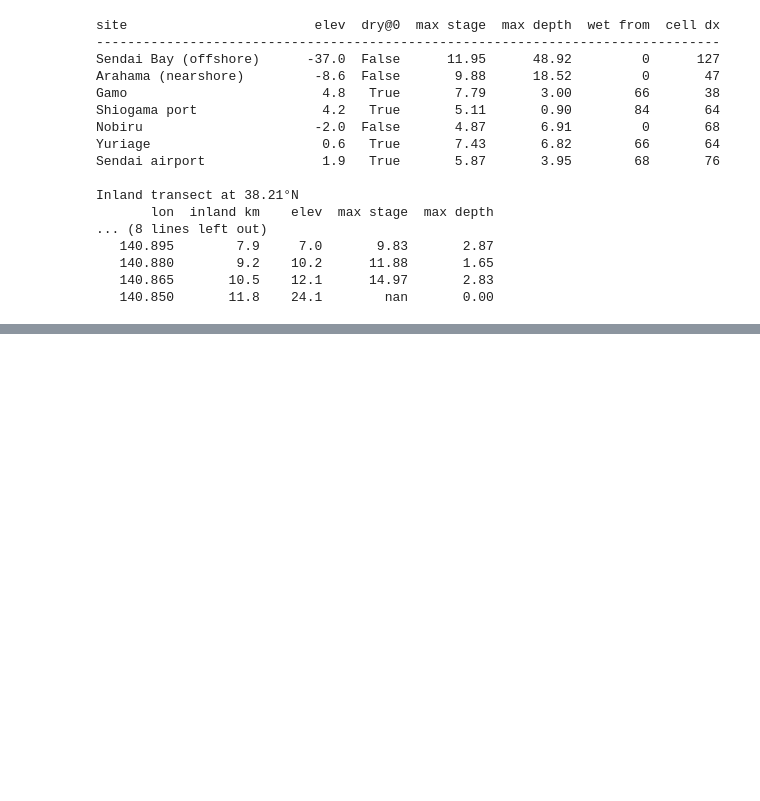
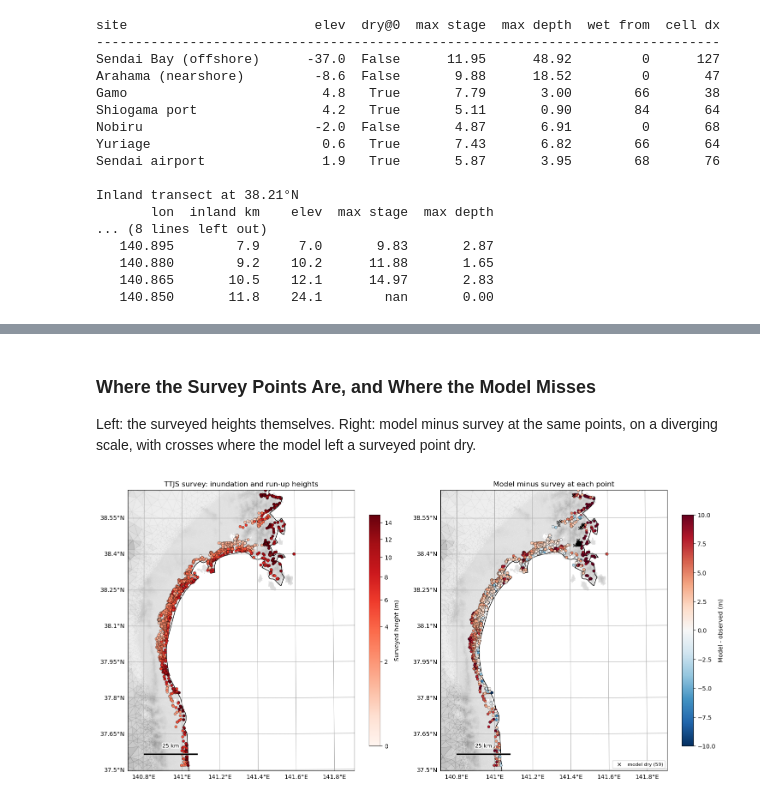
Before and after one commit to stoiver/Tohoku, a Jupyter notebook: notebook_tohoku_open_elevation.ipynb, the cells around one changed output, grey strips where cells are left out. Cells and saved outputs as stored; diff of their text form; code cells hidden in the pictures; blank space fills up the shorter version.

```diff
--- a/notebook_tohoku_open_elevation.ipynb
+++ b/notebook_tohoku_open_elevation.ipynb
@@ -725,0 +805,51 @@ Inland transect at 38.21°N
+# %% [markdown]
+### Where the Survey Points Are, and Where the Model Misses
+
+Left: the surveyed heights themselves.  Right: model minus survey at the same
+points, on a diverging scale, with crosses where the model left a surveyed
+point dry.
+# %%
+h_closeup, _ = model_height(survey_closeup['east'], survey_closeup['north'])
+residual = h_closeup - (survey_closeup['height'] + survey_datum_offset)
+
+fig, axes = plt.subplots(1, 2, figsize=(15, 8),
+                         subplot_kw={'projection': ccrs.UTM(zone=54)})
+
+norm_h = PowerNorm(gamma=0.5, vmin=0, vmax=15)          # same as the max-stage map
+norm_d = TwoSlopeNorm(vmin=-10, vcenter=0, vmax=10)
+
+# Muted land/sea backdrop so the survey points carry all the colour.
+land = np.where(np.asarray(sp.elev) > 0, np.asarray(sp.elev), np.nan)
+
+panels = [
+    (axes[0], survey_closeup['height'], 'Reds', norm_h,
+     'Surveyed height (m)', 'TTJS survey: inundation and run-up heights'),
+    (axes[1], residual, 'RdBu_r', norm_d,
+     'Model - observed (m)', 'Model minus survey at each point'),
+]
+
+for ax, values, cmap, norm, label, title in panels:
+    ax.tripcolor(triang, facecolors=land, cmap='Greys', vmin=-400, vmax=1500,
+                 alpha=0.5)
+    img = ax.scatter(survey_closeup['east'], survey_closeup['north'], c=values,
+                     cmap=cmap, norm=norm, s=20, edgecolor='k', linewidth=0.3,
+                     zorder=5, transform=ccrs.UTM(zone=54))
+    ax.set_extent(closeup_extent, crs=ccrs.UTM(zone=54))
+    ax.coastlines(resolution='10m')
+    gl = ax.gridlines(draw_labels=True)
+    gl.top_labels = gl.right_labels = False
+    add_scalebar(ax, length_km=25)
+    ax.set_title(title)
+    plt.colorbar(img, ax=ax, shrink=0.7, pad=0.05, label=label)
+
+# Points the model left dry carry no residual; mark them so they are not read
+# as agreement.
+dry = ~np.isfinite(h_closeup)
+axes[1].scatter(survey_closeup['east'][dry], survey_closeup['north'][dry],
+                marker='x', s=26, color='k', linewidth=0.8, zorder=6,
+                transform=ccrs.UTM(zone=54), label=f'model dry ({dry.sum()})')
+axes[1].legend(loc='lower right', fontsize=8)
+
+plt.tight_layout()
+# %% [output]
+[figure, added]
```
Also changed, not shown: parts of 9 cells of this notebook, 5 other files.
